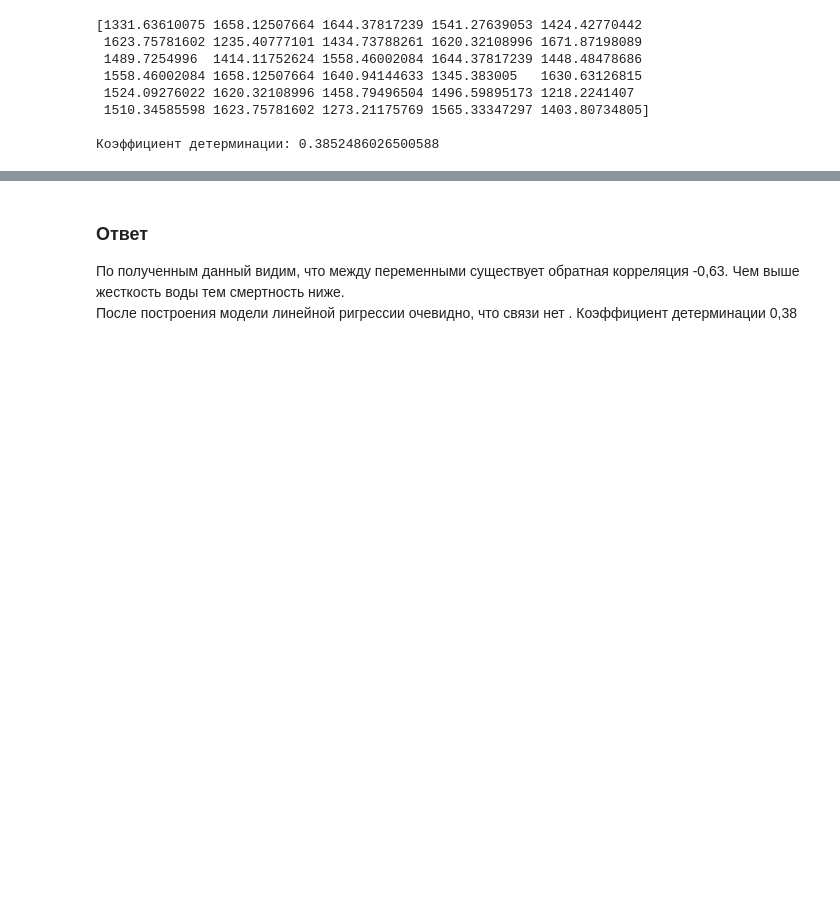
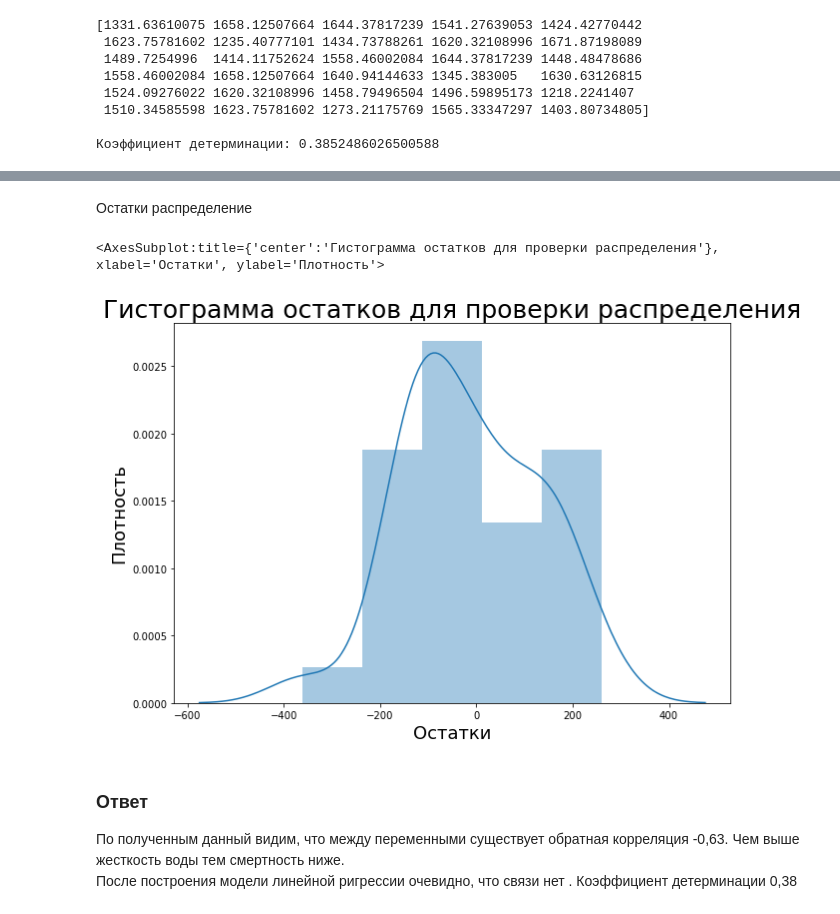
Before and after one commit to ivanvagin/Netology, a Jupyter notebook: homework/018_Сorrelation_regression/task_1.ipynb, the cells around one changed output, grey strips where cells are left out. Saved outputs shown, nothing was run; the diff lists cells and outputs as text; code cells hidden in the pictures; blank space fills up the shorter version.

```diff
--- a/homework/018_Сorrelation_regression/task_1.ipynb
+++ b/homework/018_Сorrelation_regression/task_1.ipynb
@@ -126,3 +131,14 @@ plt.plot(X_test, y_pred, c='r')
+# %% [markdown]
+Остатки распределение
+# %%
+plt.figure(figsize=(10,7))
+plt.title('Гистограмма остатков для проверки распределения',fontsize=25)
+plt.xlabel('Остатки',fontsize=18)
+plt.ylabel('Плотность', fontsize=18)
+sns.distplot([residuals])
+# %% [output]
+<AxesSubplot:title={'center':'Гистограмма остатков для проверки распределения'}, xlabel='Остатки', ylabel='Плотность'>
+[figure, added]
 # %% [markdown]
 ### Ответ
 По полученным данный видим, что между переменными существует обратная корреляция -0,63. Чем выше жесткость воды тем смертность ниже.
```
Also changed, not shown: parts of 5 cells of this notebook.
